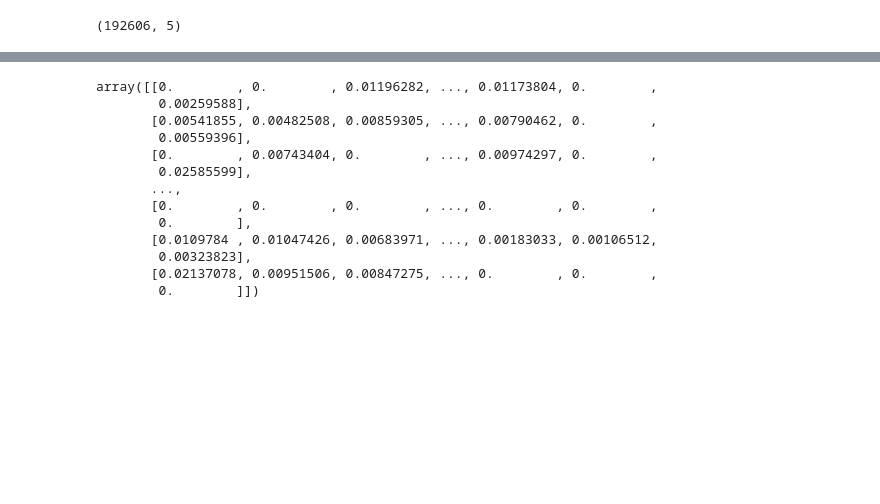
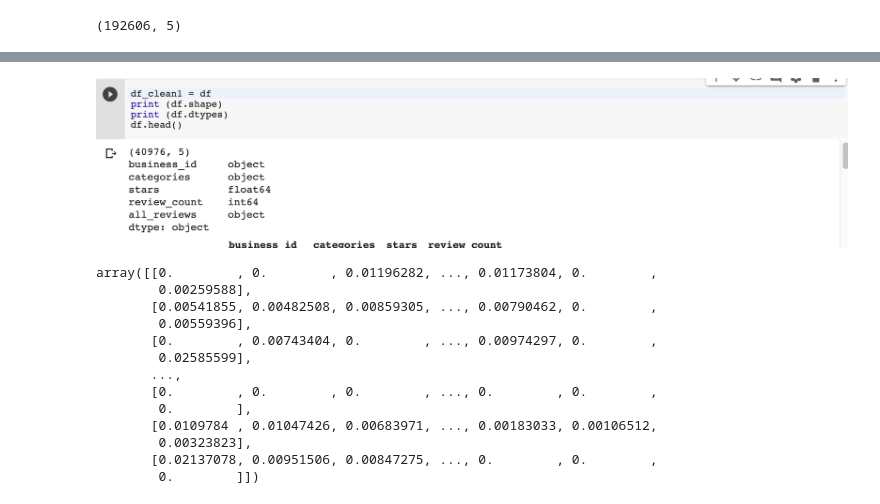
Before and after one commit to mansipatel2508/Yelp-Review-Stars-Prediction-with-Machine-Learning, a Jupyter notebook: Yelp_Business_Stars’_Rating_Prediction.ipynb, the cells around one changed output, grey strips where cells are left out. Saved outputs shown, nothing was run; the diff lists cells and outputs as text; code cells hidden in the pictures; blank space fills up the shorter version.

```diff
--- a/Yelp_Business_Stars’_Rating_Prediction.ipynb
+++ b/Yelp_Business_Stars’_Rating_Prediction.ipynb
@@ -139,3 +115,8 @@ dtype: object
+# %%
+from IPython.display import Image,display
+display(Image('shape.png',width=1000, height=300))
+# %% [output]
+[figure, added]
 # %%
 # Feature Extraction
 
```
Also changed, not shown: parts of 9 cells of this notebook.
